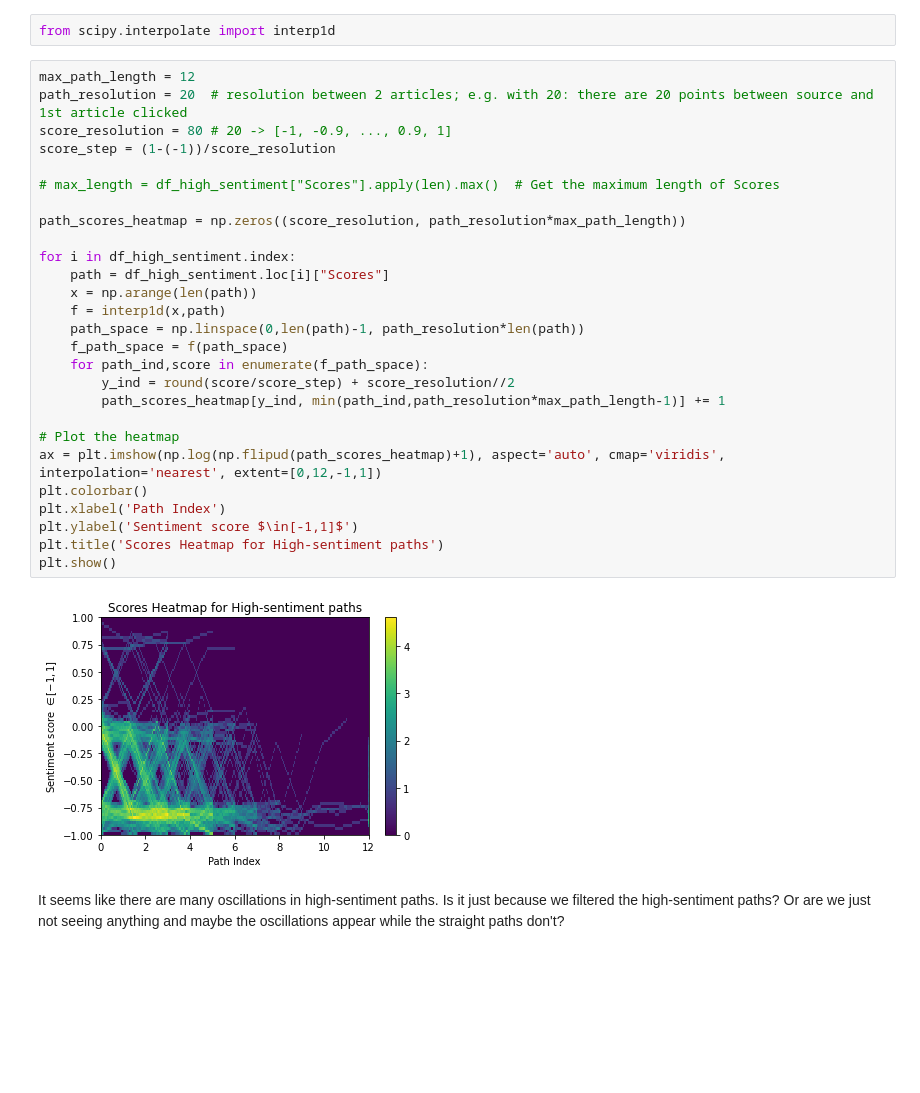
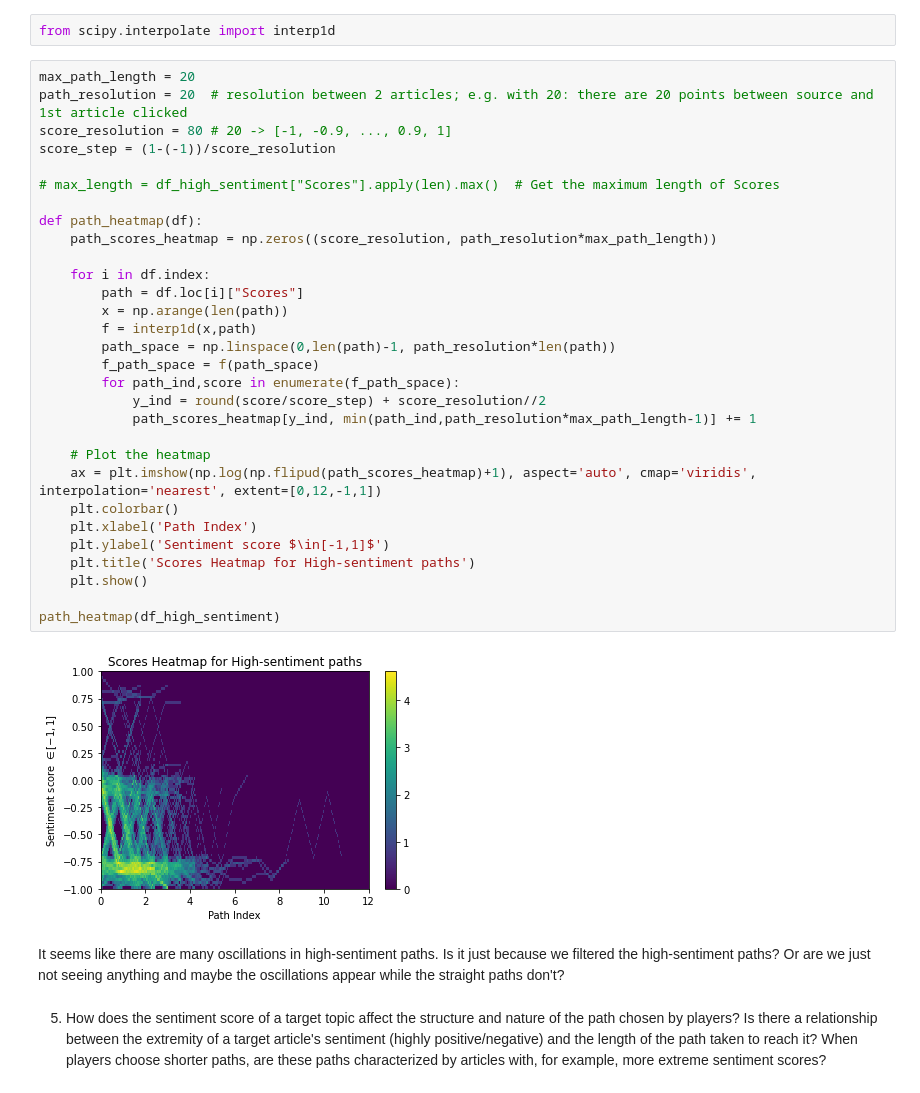
Before and after one commit to epfl-ada/ada-2023-project-statsquad3, a Jupyter notebook: Neutral articles.ipynb, the cells around one changed output. Drawn from its saved outputs; the diff is of its cells as text; blank space fills up the shorter version.

```diff
--- a/Neutral articles.ipynb
+++ b/Neutral articles.ipynb
@@ -60,33 +60,38 @@ Observation: many of the high-sentiment paths are negative. Although there seems
 # %%
 from scipy.interpolate import interp1d
 # %%
-max_path_length = 12
+max_path_length = 20
 path_resolution = 20  # resolution between 2 articles; e.g. with 20: there are 20 points between source and 1st article clicked
 score_resolution = 80 # 20 -> [-1, -0.9, ..., 0.9, 1]
 score_step = (1-(-1))/score_resolution
 
 # max_length = df_high_sentiment["Scores"].apply(len).max()  # Get the maximum length of Scores
 
-path_scores_heatmap = np.zeros((score_resolution, path_resolution*max_path_length))
+def path_heatmap(df):
+    path_scores_heatmap = np.zeros((score_resolution, path_resolution*max_path_length))
 
-for i in df_high_sentiment.index:
-    path = df_high_sentiment.loc[i]["Scores"]
-    x = np.arange(len(path))
-    f = interp1d(x,path)
-    path_space = np.linspace(0,len(path)-1, path_resolution*len(path))
-    f_path_space = f(path_space)
-    for path_ind,score in enumerate(f_path_space):
-        y_ind = round(score/score_step) + score_resolution//2
-        path_scores_heatmap[y_ind, min(path_ind,path_resolution*max_path_length-1)] += 1
+    for i in df.index:
+        path = df.loc[i]["Scores"]
+        x = np.arange(len(path))
+        f = interp1d(x,path)
+        path_space = np.linspace(0,len(path)-1, path_resolution*len(path))
+        f_path_space = f(path_space)
+        for path_ind,score in enumerate(f_path_space):
+            y_ind = round(score/score_step) + score_resolution//2
+            path_scores_heatmap[y_ind, min(path_ind,path_resolution*max_path_length-1)] += 1
 
-# Plot the heatmap
-ax = plt.imshow(np.log(np.flipud(path_scores_heatmap)+1), aspect='auto', cmap='viridis', interpolation='nearest', extent=[0,12,-1,1])
-plt.colorbar()
-plt.xlabel('Path Index')
-plt.ylabel('Sentiment score $\in[-1,1]$')
-plt.title('Scores Heatmap for High-sentiment paths')
-plt.show()
+    # Plot the heatmap
+    ax = plt.imshow(np.log(np.flipud(path_scores_heatmap)+1), aspect='auto', cmap='viridis', interpolation='nearest', extent=[0,12,-1,1])
+    plt.colorbar()
+    plt.xlabel('Path Index')
+    plt.ylabel('Sentiment score $\in[-1,1]$')
+    plt.title('Scores Heatmap for High-sentiment paths')
+    plt.show()
+
+path_heatmap(df_high_sentiment)
 # %% [output]
-[figure, old version]
+[figure, new version]
 # %% [markdown]
 It seems like there are many oscillations in high-sentiment paths. Is it just because we filtered the high-sentiment paths? Or are we just not seeing anything and maybe the oscillations appear while the straight paths don't?
+# %% [markdown]
+5. How does the sentiment score of a target topic affect the structure and nature of the path chosen by players? Is there a relationship between the extremity of a target article's sentiment (highly positive/negative) and the length of the path taken to reach it? When players choose shorter paths, are these paths characterized by articles with, for example, more extreme sentiment scores?
```
Also changed, not shown: parts of 24 cells of this notebook, 1 other file.
